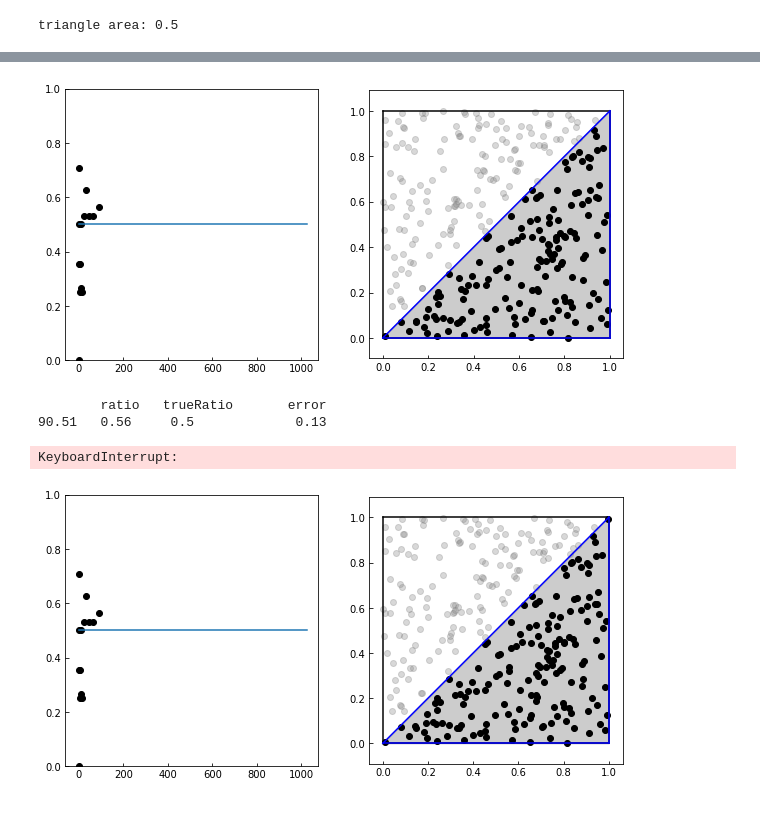
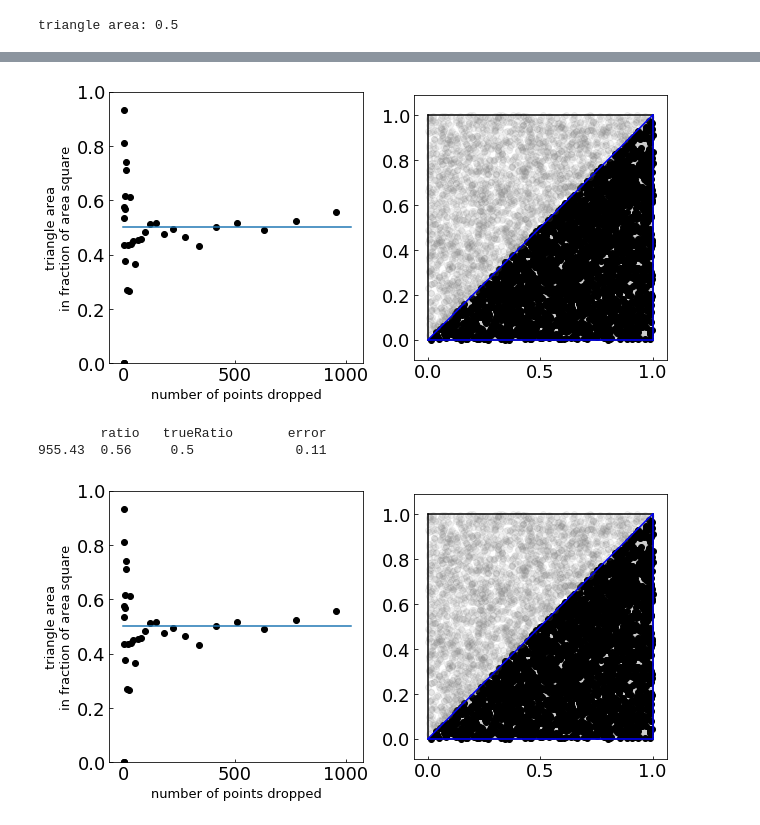
Before and after one commit to fedhere/MClectureCUSP17, a Jupyter notebook: MCArea.ipynb, the cells around one changed output, grey strips where cells are left out. Drawn from its saved outputs; the diff is of its cells as text; code cells hidden in the pictures.

```diff
--- a/MCArea.ipynb
+++ b/MCArea.ipynb
@@ -3,6 +3,7 @@ from __future__ import print_function
 import numpy as np
 import pylab as pl
 %pylab inline
+pl.rcParams["font.size"] = 18
 # %% [output]
 Populating the interactive namespace from numpy and matplotlib
 # %%
@@ -81,12 +81,23 @@ print (counterIn, counterOut, counterIn * 1.0 / n)
 # %%
 def getAreaTriangle(n, plot=False):
+    """gets the area of a triangle by MC sampling
+    Note: very inefficient version with c-style loop
+
+    Args:
+        n - random points to drop in the square area
+    Returns:
+        fraction of points that fall inside the triangle
+
+
+    """
     counterIn, counterOut = 0, 0
+    np.random.seed(228)
     for f in range(int(n)):
         x, y = np.random.rand(), np.random.rand()
         if y < x:
             counterIn += 1
             if plot:
-                plot[0].scatter(x, y, color="black")
+                plot[0].plot(x, y, 'o', color="black")
                 plot[1].canvas.draw()
         else:
             counterOut += 1
@@ -109,38 +163,59 @@ for i in np.arange(0, 10, 0.3):
+# %%
+def getAreaAny(n, func=triangle, plot=False):
+    """gets the area of an arbitrary shape by MC sampling
+    Args:
+        n - random points to drop in the square area
+        func - (optional) function describing the upper bound of area (default: triangle)
+        plot - (optional) whether to make/show scatterplot (default: False)
+    Returns:
+        fraction of points that fall inside the triangle
+    """
+
+    counterIn, counterOut = 0, 0
+    x, y = np.random.rand(int(n)), np.random.rand(int(n))
+    indxIn = y < func(x)
+    counterIn = indxIn.sum()
+    plot[0].scatter(x[indxIn], y[indxIn], color="black")
+    counterOut = ~indxIn.sum()
+    plot[0].scatter(x[~indxIn], y[~indxIn], color="gray", alpha=0.1)
+    plot[1].canvas.draw()
+    return counterIn * 1.0 / n
 # %%
-from IPython import display
-
 fig = pl.figure(figsize = (10, 5))
 ax1 = fig.add_subplot(121)
 ax2 = fig.add_subplot(122)
 ax2.set_aspect("equal")
 ax1.plot([0, 2**10], [0.5, 0.5])
 ax1.set_ylim(0, 1)
+ax1.set_xlabel("number of points dropped", fontsize=13)
+ax1.set_ylabel("triangle area\nin fraction of area square", fontsize=13);
 ax2.set_ylim(-0.09, 1.09)
 ax2.set_ylim(-0.09, 1.09)
 ax2.plot([x0, x1], [y0, y0], 'k-')
 ax2.plot([x0, x0], [y0, y1], 'k-')
 ax2.plot([x0, x1], [y1, y1], 'k-')
 ax2.plot([x1, x1], [y0, y1], 'k-')
 
 ax2.plot([x0, x1], [y0, y0], 'b-')
 ax2.plot([x1, x1], [y0, y1], 'b-')
 ax2.plot([x0, x1], [y0, y1], 'b-')
 
 ax2.fill_between([x0, x1], [y0, y0], [y0, y1], color='k', alpha=0.2)
+pl.xticks([], [])
+pl.yticks([], [])
 
 np.random.seed(228)
-for i in np.arange(0, 10, 0.5):
-    ratio = getAreaTriangle(2**i, plot=(ax2,  fig))
+for i in np.arange(0, 10, 0.3):
+    ratio = getAreaAny(2**i, plot=(ax2,  fig))
     #print (2**i, ratio)
     ax1.scatter(2**i, ratio, c='k')
     display.clear_output(wait=True)
     display.display(pl.gcf())
     print ("   \tratio\ttrueRatio\terror")
     print ("%.2f"%2**i, "\t%.2f"%ratio, "\t", 0.5,
            "\t\t", "%.2f"%np.abs(1.0 - ratio / 0.5))
 # %% [output]
-[figure, old version]
+[figure, new version]
         ratio   trueRatio       error
-90.51   0.56     0.5             0.13
+955.43  0.56     0.5             0.11
-KeyboardInterrupt:
-[figure, old version]
+[figure, new version]
```
Also changed, not shown: parts of 11 cells of this notebook, 1 other file.
